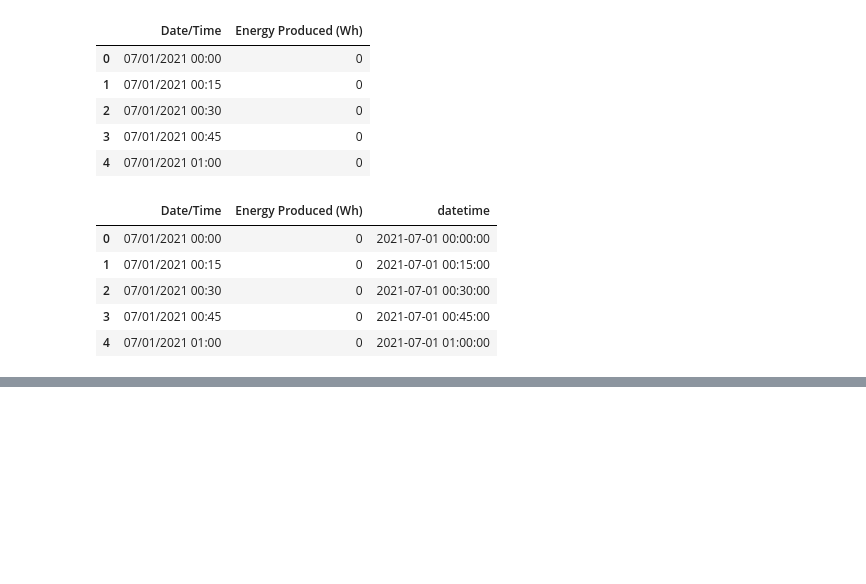
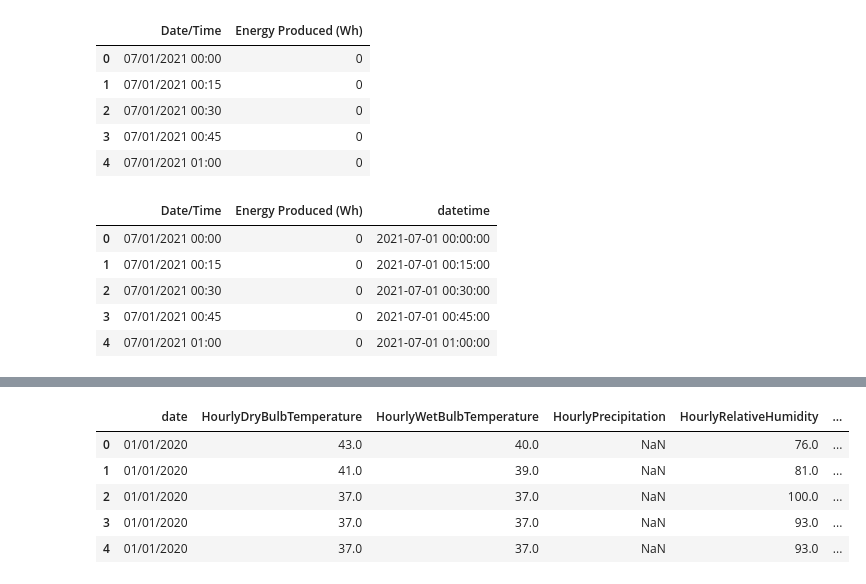
Before and after one commit to adavidschmidt/sola_and_weather_dataset, a Jupyter notebook: Solar_dataset.ipynb, the cells around one changed output, grey strips where cells are left out. Cells and saved outputs as stored; diff of their text form; code cells hidden in the pictures; blank space fills up the shorter version.

```diff
--- a/Solar_dataset.ipynb
+++ b/Solar_dataset.ipynb
@@ -112,0 +129,6 @@ joined_df.head()
+# %%
+joined_v2 = joined_df.copy()
+
+joined_v2.drop('datetime', axis = 1, inplace=True)
+
+joined_v2.head()
@@ -187,0 +220,6 @@ memory usage: 935.0+ KB
+# %%
+# We will run the same from the above cell on the v2 set
+
+joined_v2['HourlyDryBulbTemperature'] = joined_v2['HourlyDryBulbTemperature'].str.replace(r'\D+', '')
+joined_v2['HourlyDryBulbTemperature'] = joined_v2['HourlyDryBulbTemperature'].astype(float)
+joined_v2.info()
@@ -201,0 +255,18 @@ joined_df.to_csv('solar_and_weather.csv', index=False)
+# %%
+# now to continue the work with the joined_v2 set
+# Let's start by reordering the columns and renaming the Wh column
+
+
+joined_v2 = joined_v2[['date', 'HourlyDryBulbTemperature', 'HourlyWetBulbTemperature',
+       'HourlyPrecipitation', 'HourlyRelativeHumidity', 'HourlySkyConditions',
+       'Energy Produced (Wh)']]
+joined_v2.rename(columns={'Energy Produced (Wh)':'EnergyProduced(Wh)'}, inplace=True)
+
+joined_v2.head()
+# %% [output]
+|  | date | HourlyDryBulbTemperature | HourlyWetBulbTemperature | HourlyPrecipitation | HourlyRelativeHumidity | ... |
+| 0 | 01/01/2020 | 43.0 | 40.0 | NaN | 76.0 | ... |
+| 1 | 01/01/2020 | 41.0 | 39.0 | NaN | 81.0 | ... |
+| 2 | 01/01/2020 | 37.0 | 37.0 | NaN | 100.0 | ... |
+| 3 | 01/01/2020 | 37.0 | 37.0 | NaN | 93.0 | ... |
+| 4 | 01/01/2020 | 37.0 | 37.0 | NaN | 93.0 | ... |
```
Also changed, not shown: parts of 15 cells of this notebook, 2 other files.
